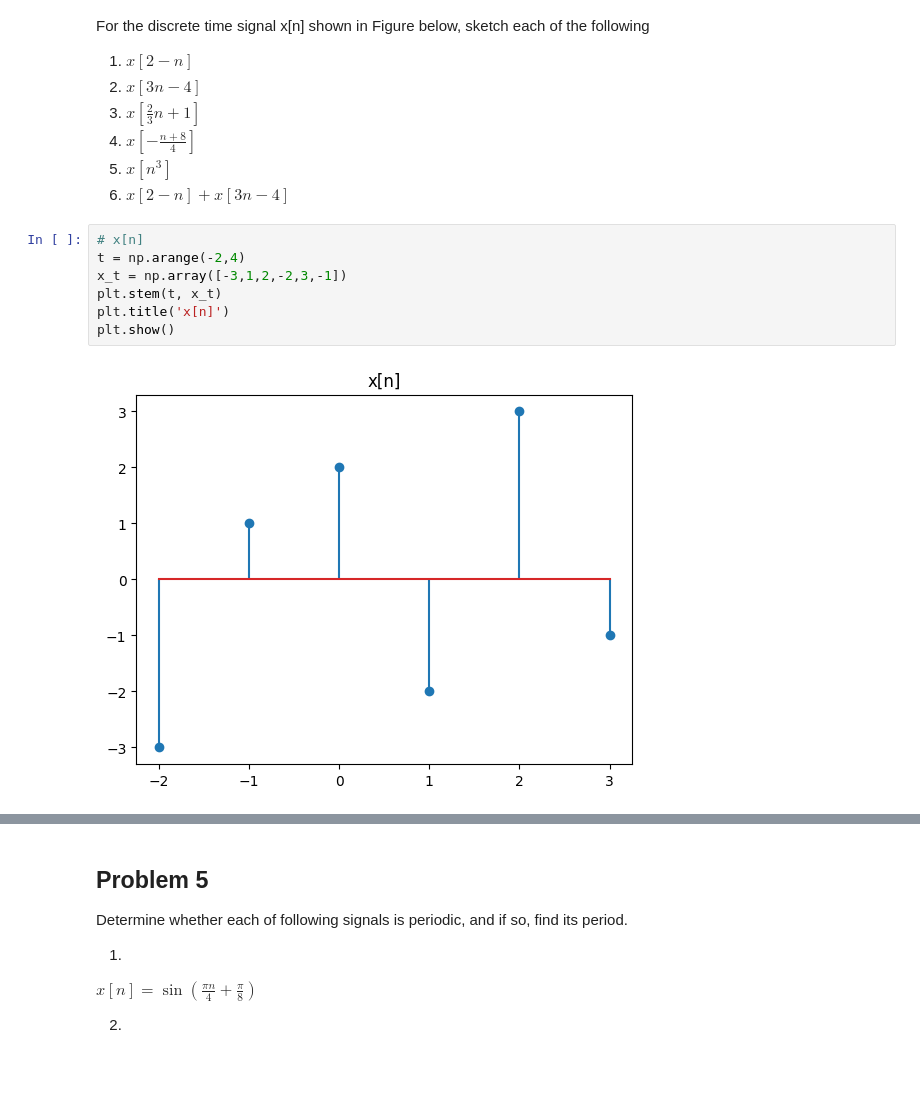
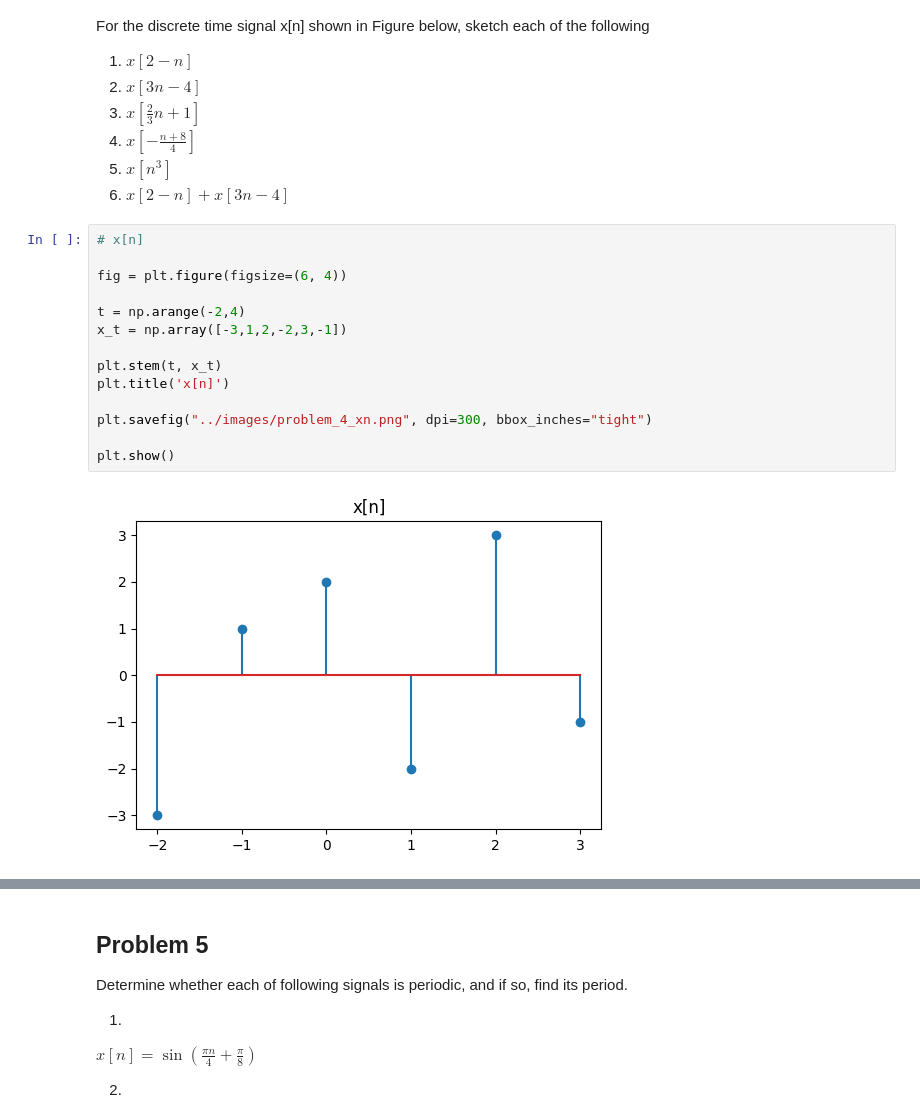
Before and after one commit to patthadon-p/CEDT-2110203-CEM-II, a Jupyter notebook: signal/homework-1/code/signal-homework-01-notebook.ipynb, the cells around one changed output, grey strips where cells are left out. Drawn from its saved outputs; the diff is of its cells as text; blank space fills up the shorter version.

Commit message:
SIGNAL Homework-01 | update problem 4

```diff
--- a/signal/homework-1/code/signal-homework-01-notebook.ipynb
+++ b/signal/homework-1/code/signal-homework-01-notebook.ipynb
@@ -293,10 +293,17 @@ For the discrete time signal x[n] shown in Figure below, sketch each of the foll
 8. $x[2-n] +x[3n-4] $
 # %%
 # x[n]
+
+fig = plt.figure(figsize=(6, 4))
+
 t = np.arange(-2,4)
 x_t = np.array([-3,1,2,-2,3,-1])
+
 plt.stem(t, x_t)
 plt.title('x[n]')
+
+plt.savefig("../images/problem_4_xn.png", dpi=300, bbox_inches="tight")
+
 plt.show()
 # %% [output]
-[figure, old version]
+[figure, new version]
```
Also changed, not shown: parts of 8 cells of this notebook, 10 other files.
